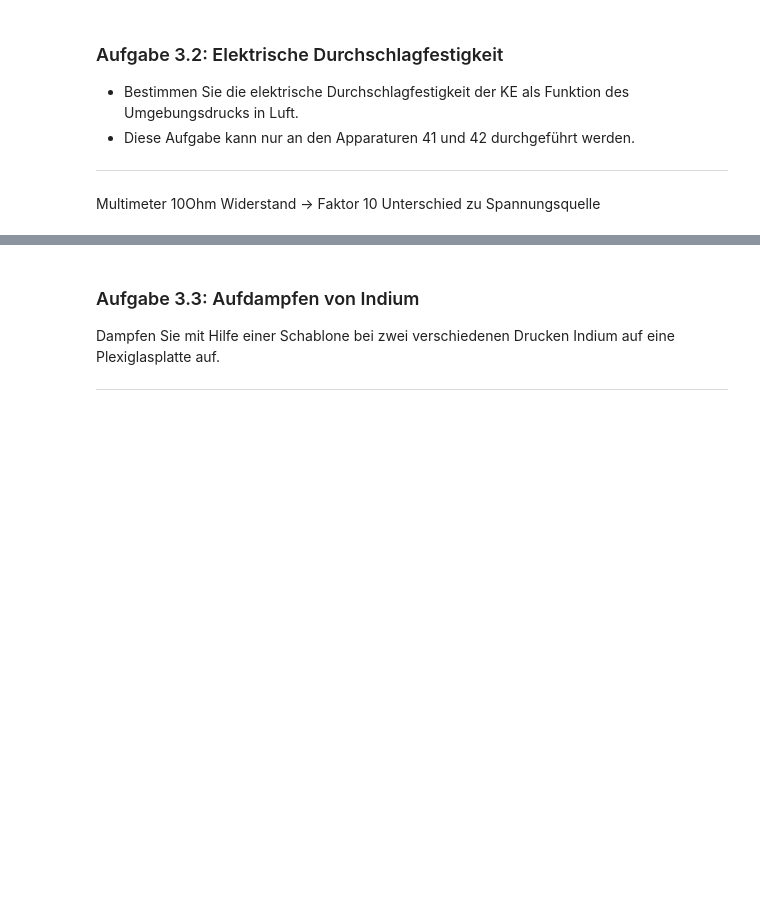
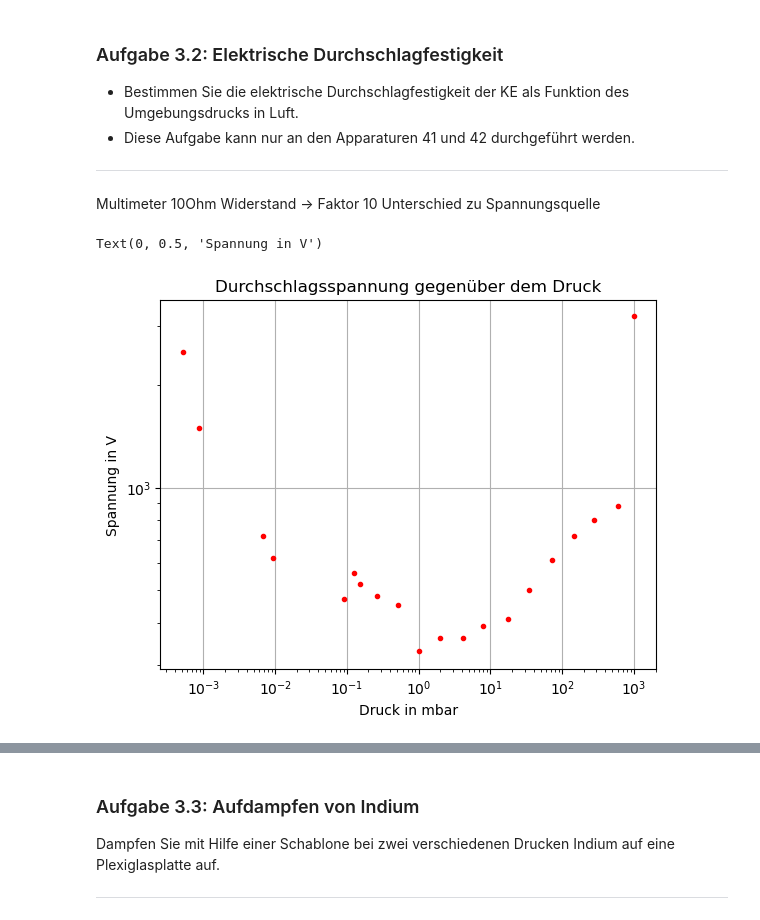
Before and after one commit to MRNock04/P2, a Jupyter notebook: Vakuum/Vakuum.ipynb, the cells around one changed output, grey strips where cells are left out. Cells and saved outputs as stored; diff of their text form; code cells hidden in the pictures; blank space fills up the shorter version.

```diff
--- a/Vakuum/Vakuum.ipynb
+++ b/Vakuum/Vakuum.ipynb
@@ -295,8 +295,26 @@ Außerdem lassen sich die Daten sehr gut durch eine Gerade nähern, man erkennt
 Multimeter 10Ohm Widerstand -> Faktor 10 Unterschied zu Spannungsquelle
 # %%
 # Druck an T3
-druck_3_2 = np.array([1000, 600, 276, 145, 71.4, 35.0, 17.4, 8.01, 4.15, 2.01, 1.00, 0.51, 0.266, 0.15, 0.09]) # mbar
-spannung_3_2 = np.array([319.5, 88, 80, 72, 61, 50, 41, 39, 36, 36, 33, 45, 48, 52, 47, 51]) * 10 # Volt, *10 wegen Multimeter
-spannung_std = 3
-druck_tmp_rückwärts = np.array([5.2*10**(-4), 8.8*10**(-4), 68*10**(-4), 92*10**(-4), 1260*10**(-4), ]) #mbar
-spannung_tmp = np.array([251, 150, 72, 62, 56]) * 10
+p = np.array([1000, 600, 276, 145, 71.4, 35.0, 17.4, 8.01, 4.15, 2.01, 1.00, 0.51, 0.266, 0.15, 0.09]) # mbar
+U = np.array([319.5, 88, 80, 72, 61, 50, 41, 39, 36, 36, 33, 45, 48, 52, 47]) * 10 # Volt, *10 wegen Multimeter
+
+p_rev = np.array([5.2*10**(-4), 8.8*10**(-4), 68*10**(-4), 92*10**(-4), 1260*10**(-4)]) #mbar
+U_rev = np.array([251, 150, 72, 62, 56]) * 10
+
+U_std = 3
+
+fig = plt.figure()
+ax = fig.add_subplot()
+
+ax.errorbar(p,U,yerr=U_std,fmt='r.')
+ax.errorbar(p_rev,U_rev,yerr=U_std,fmt='r.')
+ax.set_xscale('log')
+ax.set_yscale('log')
+
+ax.grid()
+ax.set_title('Durchschlagsspannung gegenüber dem Druck')
+ax.set_xlabel('Druck in mbar')
+ax.set_ylabel('Spannung in V')
+# %% [output]
+Text(0, 0.5, 'Spannung in V')
+[figure, added]
```
Also changed, not shown: parts of 2 cells of this notebook.
